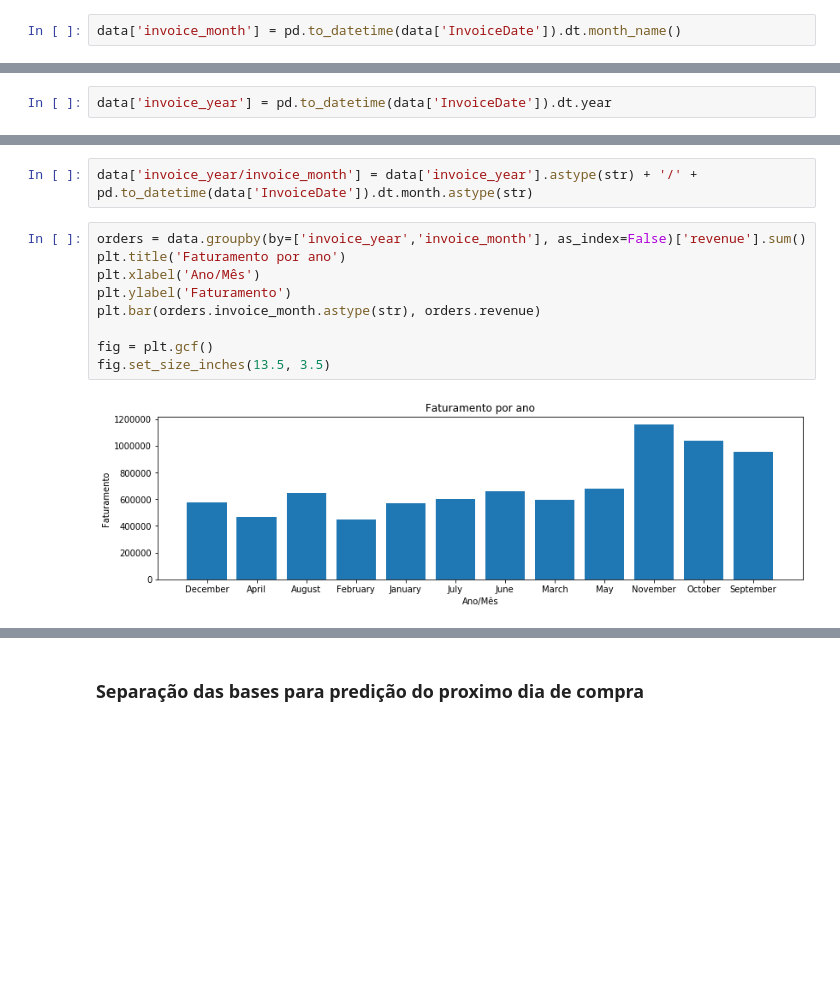
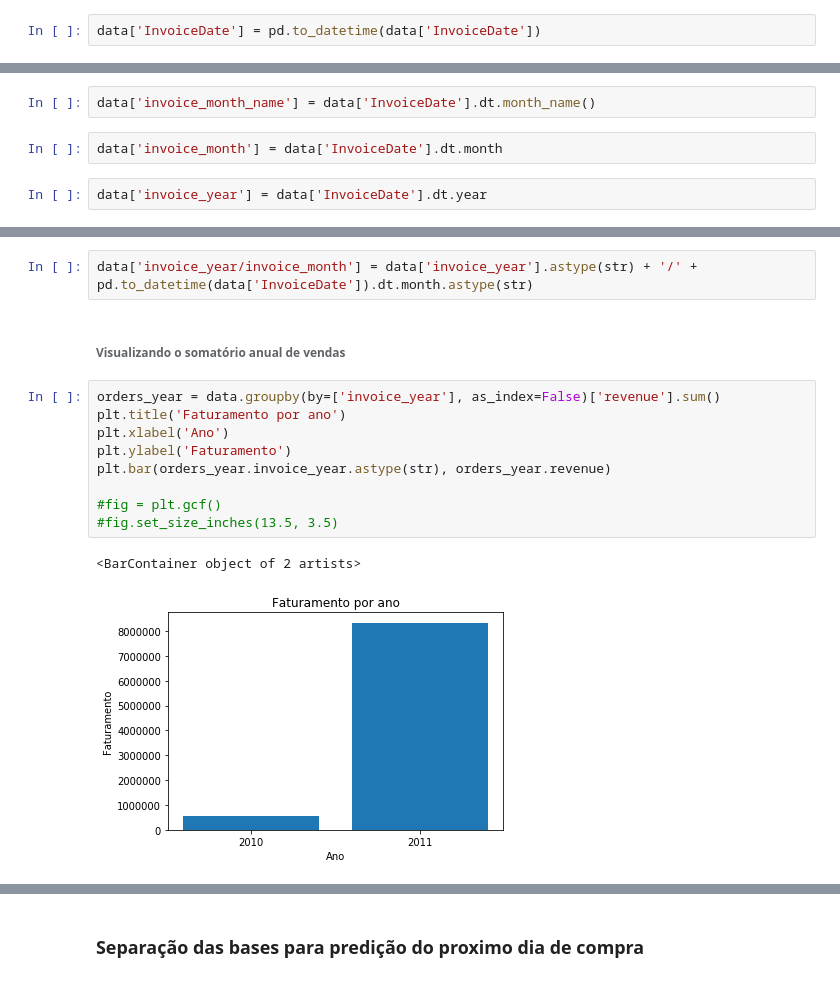
Before and after one commit to aleffelex/ClientSegmentation, a Jupyter notebook: CustomerSegmentation.ipynb, the cells around one changed output, grey strips where cells are left out. Drawn from its saved outputs; the diff is of its cells as text; blank space fills up the shorter version.

```diff
--- a/CustomerSegmentation.ipynb
+++ b/CustomerSegmentation.ipynb
@@ -105,4 +91,4 @@ Gráfico vendas por mês
 # %% [markdown]
 Adicionando as colunas [mês,ano,faturamento]
 # %%
-data['invoice_month'] = pd.to_datetime(data['InvoiceDate']).dt.month_name()
+data['InvoiceDate'] = pd.to_datetime(data['InvoiceDate'])
@@ -109,5 +105,9 @@ data['invoice_month'] = pd.to_datetime(data['InvoiceDate']).dt.month_name()
+# %%
+data['invoice_month_name'] = data['InvoiceDate'].dt.month_name()
+# %%
+data['invoice_month'] = data['InvoiceDate'].dt.month
 # %%
-data['invoice_year'] = pd.to_datetime(data['InvoiceDate']).dt.year
+data['invoice_year'] = data['InvoiceDate'].dt.year
 # %%
 data['revenue'] = data['Quantity'] * data['UnitPrice']
 # %%
@@ -121,15 +121,18 @@ data.head()
 | 4 | 536365 | 84029E | RED WOOLLY HOTTIE WHITE HEART. | 6 | 2010-12-01 08:26:00 | 3.39 | 17850.0 | United Kingdom | ... |
 # %%
 data['invoice_year/invoice_month'] = data['invoice_year'].astype(str) + '/' + pd.to_datetime(data['InvoiceDate']).dt.month.astype(str)
+# %% [markdown]
+###### Visualizando o somatório anual de vendas
 # %%
-orders = data.groupby(by=['invoice_year','invoice_month'], as_index=False)['revenue'].sum()
+orders_year = data.groupby(by=['invoice_year'], as_index=False)['revenue'].sum()
 plt.title('Faturamento por ano')
-plt.xlabel('Ano/Mês')
+plt.xlabel('Ano')
 plt.ylabel('Faturamento')
-plt.bar(orders.invoice_month.astype(str), orders.revenue)
+plt.bar(orders_year.invoice_year.astype(str), orders_year.revenue)
 
-fig = plt.gcf()
-fig.set_size_inches(13.5, 3.5)
+#fig = plt.gcf()
+#fig.set_size_inches(13.5, 3.5)
 # %% [output]
+<BarContainer object of 2 artists>
-[figure, old version]
+[figure, new version]
 # %%
```
Also changed, not shown: parts of 17 cells of this notebook.
